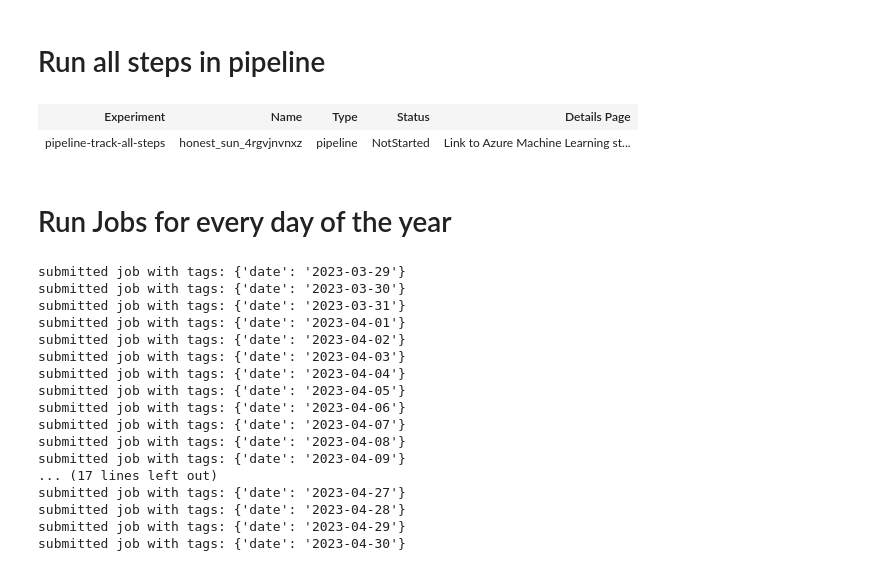
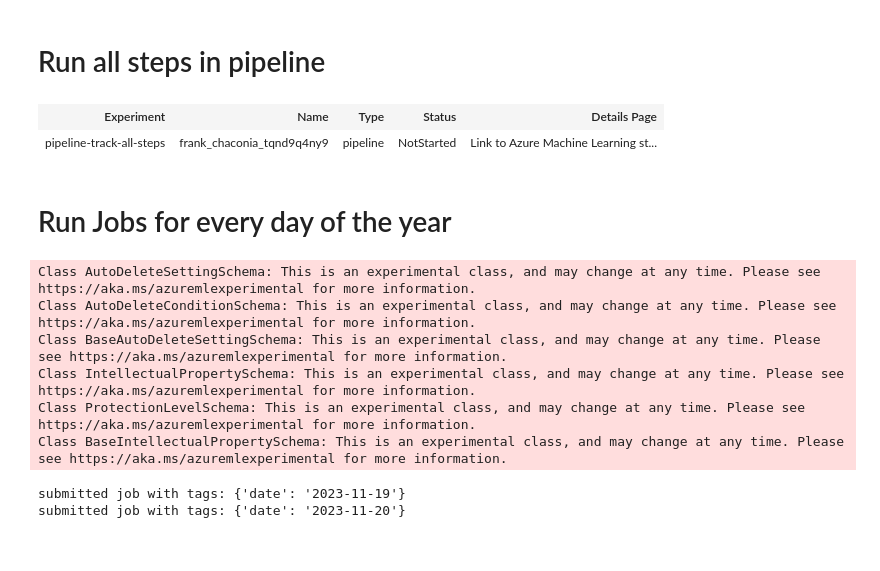
Before and after one commit to axpogroup/AXH-SonarFish, a Jupyter notebook: run_on_azure/launch_kalman_tracking_azure.ipynb, the cells around one changed output. Drawn from its saved outputs; the diff is of its cells as text; code cells hidden in the pictures.

Commit message:
ran on some more videos

```diff
--- a/run_on_azure/launch_kalman_tracking_azure.ipynb
+++ b/run_on_azure/launch_kalman_tracking_azure.ipynb
@@ -313,9 +313,9 @@ def tracking_base_steps(
 import shutil
 from azure.ai.ml import load_component
 
-path_on_datastore = 'stroppel_videos/_sanity_check_one_file/'
-intermediate_path_on_datastore = 'stroppel_tracking_intermediate_data/_sanity_check_one_file/'
-output_path_on_datastore = 'stroppel_tracking_output/_sanity_check_one_file/'
+path_on_datastore = 'stroppel_videos/_sanity_check_second_file/'
+intermediate_path_on_datastore = 'stroppel_tracking_intermediate_data/_sanity_check_second_file/'
+output_path_on_datastore = 'stroppel_tracking_output/_sanity_check_second_file/'
 
 # long-form Datastore uri format:
 uri_input = f'{uri}{path_on_datastore}'
@@ -333,36 +333,36 @@ if generate_videos_with_detections:
         train_val_data=Input(type=AssetTypes.URI_FOLDER, path=uri_train_val_data, mode=InputOutputModes.DOWNLOAD),
         train_val_gt_data=Input(type=AssetTypes.URI_FOLDER, path=uri_train_val_gt_data, mode=InputOutputModes.DOWNLOAD),
         output_data_uri=uri_output,
         indermediate_data_uri=uri_intermediate_data,
     )
     pipeline_job.outputs.detections = Output(type="uri_folder", path=uri_output, mode=InputOutputModes.RW_MOUNT)
-    pipeline_job.tags = {"date": "2023-03-28"}
+    pipeline_job.tags = {"date": "sanity check"}
 else:
     pipeline_job = tracking_base_steps(
         input_data=Input(type=AssetTypes.URI_FOLDER, path=uri_input, mode=InputOutputModes.DOWNLOAD),
         train_val_data=Input(type=AssetTypes.URI_FOLDER, path=uri_train_val_data, mode=InputOutputModes.DOWNLOAD),
         train_val_gt_data=Input(type=AssetTypes.URI_FOLDER, path=uri_train_val_gt_data, mode=InputOutputModes.DOWNLOAD),
         indermediate_data_uri=uri_intermediate_data,
     )
     pipeline_job.outputs.classified_detection_videos_dir = Output(type="uri_folder", path=uri_output, mode=InputOutputModes.RW_MOUNT)
-    pipeline_job.tags = {"date": "2023-03-28"}
+    pipeline_job.tags = {"date": "sanity check"}
 
 # copy library files to job source directory temporarily
 pth_cls = './components/classification/src/analysis/classification_utils/'
 shutil.copytree('../analysis/classification_utils/', pth_cls)
 pth = './components/kalman_tracking/src/algorithm/'
 shutil.copytree('../algorithm/', pth)
 
 pipeline_job_run = ml_client.jobs.create_or_update(
     pipeline_job, experiment_name="pipeline-track-all-steps"
 )
 
 shutil.rmtree(pth)
 shutil.rmtree(pth_cls)
 pipeline_job_run
 # %% [output]
 | Experiment | Name | Type | Status | Details Page |
-| pipeline-track-all-steps | honest_sun_4rgvjnvnxz | pipeline | NotStarted | Link to Azure Machine Learning st... |
+| pipeline-track-all-steps | frank_chaconia_tqnd9q4ny9 | pipeline | NotStarted | Link to Azure Machine Learning st... |
 # %% [markdown]
 # Run Jobs for every day of the year
 # %%
@@ -393,8 +394,8 @@ def generate_paths(
 
         yield path_on_datastore, intermediate_path_on_datastore, output_path_on_datastore, date_str
 # %%
-start_date = '2023-03-29'
-end_date = '2023-04-30'
+start_date = '2023-11-19'
+end_date = '2023-11-20'
 
 # copy library files to job source directory temporarily
 pth_cls = './components/classification/src/analysis/classification_utils/'
@@ -410,7 +411,7 @@ for raw_videos_dir_path, intermediate_path_on_datastore, output_path_on_datastor
         indermediate_data_uri=intermediate_path_on_datastore,
     )
     pipeline_job.outputs.classified_detection_videos_dir = Output(type="uri_folder", path=output_path_on_datastore, mode=InputOutputModes.RW_MOUNT)
-    pipeline_job.tags = {"date": date_str}
+    pipeline_job.tags = {"date": date_str, "location": "stroppel"}
 
     pipeline_job_run = ml_client.jobs.create_or_update(
         pipeline_job,
@@ -421,20 +422,11 @@ for raw_videos_dir_path, intermediate_path_on_datastore, output_path_on_datastor
 shutil.rmtree(pth)
 shutil.rmtree(pth_cls)
 # %% [output]
-submitted job with tags: {'date': '2023-03-29'}
-submitted job with tags: {'date': '2023-03-30'}
-submitted job with tags: {'date': '2023-03-31'}
-submitted job with tags: {'date': '2023-04-01'}
-submitted job with tags: {'date': '2023-04-02'}
-submitted job with tags: {'date': '2023-04-03'}
-submitted job with tags: {'date': '2023-04-04'}
-submitted job with tags: {'date': '2023-04-05'}
-submitted job with tags: {'date': '2023-04-06'}
-submitted job with tags: {'date': '2023-04-07'}
-submitted job with tags: {'date': '2023-04-08'}
-submitted job with tags: {'date': '2023-04-09'}
-... (17 lines left out)
-submitted job with tags: {'date': '2023-04-27'}
-submitted job with tags: {'date': '2023-04-28'}
-submitted job with tags: {'date': '2023-04-29'}
-submitted job with tags: {'date': '2023-04-30'}
+Class AutoDeleteSettingSchema: This is an experimental class, and may change at any time. Please see https://aka.ms/azuremlexperimental for more information.
+Class AutoDeleteConditionSchema: This is an experimental class, and may change at any time. Please see https://aka.ms/azuremlexperimental for more information.
+Class BaseAutoDeleteSettingSchema: This is an experimental class, and may change at any time. Please see https://aka.ms/azuremlexperimental for more information.
+Class IntellectualPropertySchema: This is an experimental class, and may change at any time. Please see https://aka.ms/azuremlexperimental for more information.
+Class ProtectionLevelSchema: This is an experimental class, and may change at any time. Please see https://aka.ms/azuremlexperimental for more information.
+Class BaseIntellectualPropertySchema: This is an experimental class, and may change at any time. Please see https://aka.ms/azuremlexperimental for more information.
+submitted job with tags: {'date': '2023-11-19'}
+submitted job with tags: {'date': '2023-11-20'}
```
Also changed, not shown: parts of 3 cells of this notebook.
